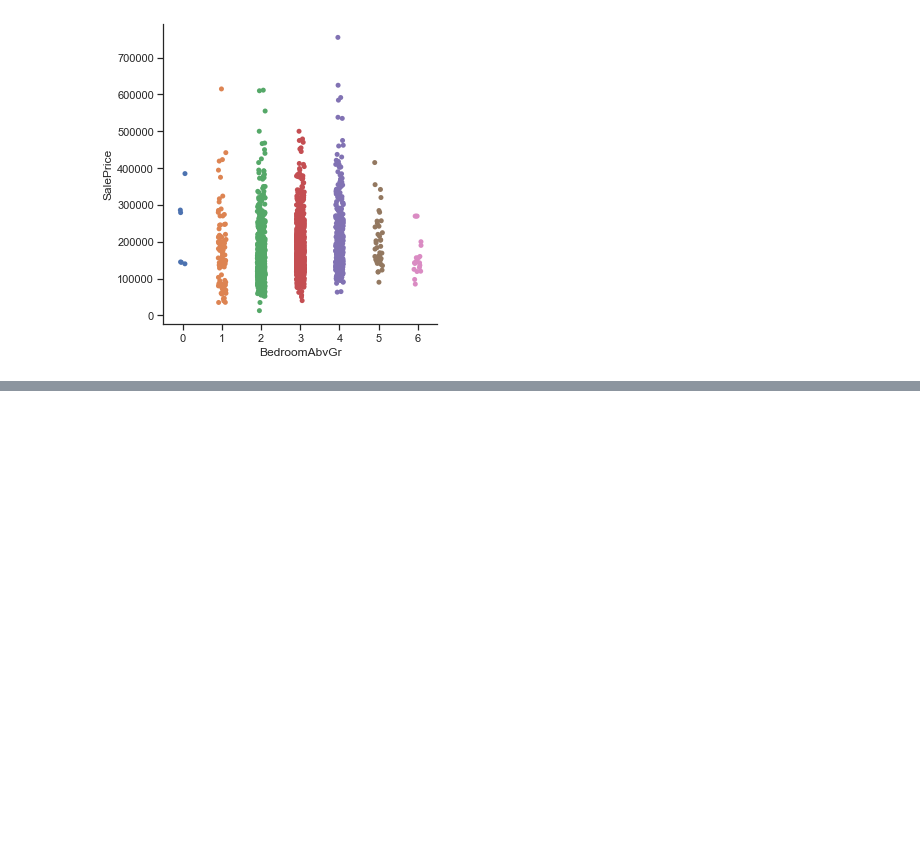
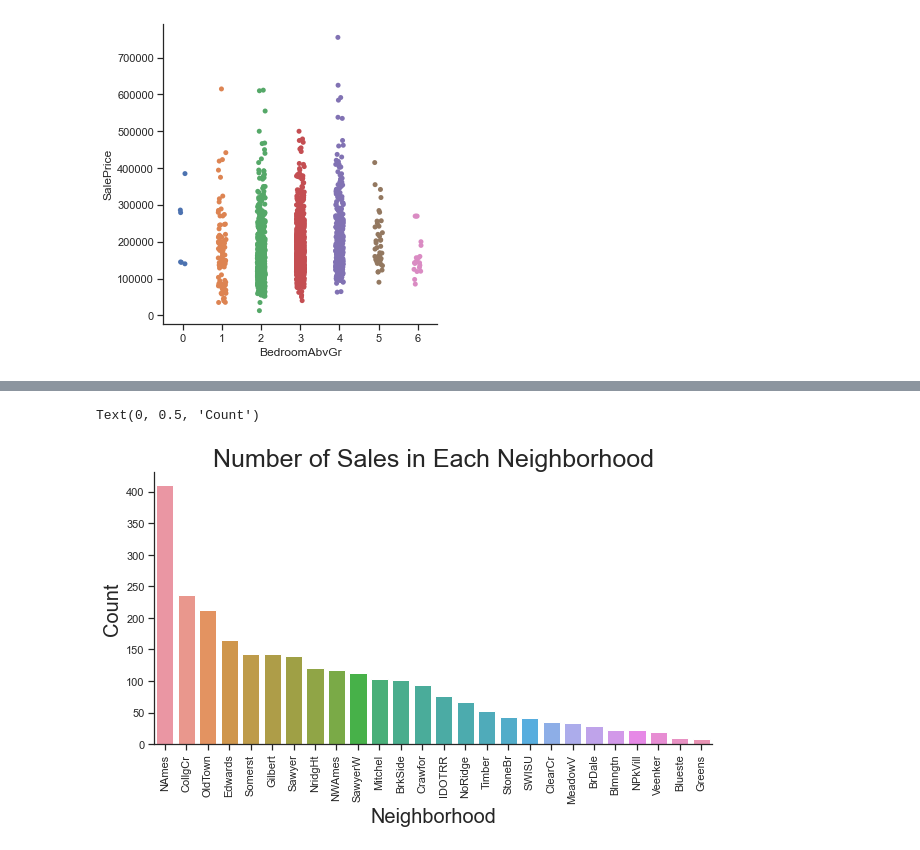
Before and after one commit to mobrien829/ames-ml-project, a Jupyter notebook: Michael/Michael notebook.ipynb, the cells around one changed output, grey strips where cells are left out. Drawn from its saved outputs; the diff is of its cells as text; code cells hidden in the pictures; blank space fills up the shorter version.

Commit message:
boxplot of neighborhood sale counts

```diff
--- a/Michael/Michael notebook.ipynb
+++ b/Michael/Michael notebook.ipynb
@@ -704,3 +704,5 @@ ax.set_ylabel("Sale Price", fontsize = 20)
 # %% [output]
 Text(26.200000000000003, 0.5, 'Sale Price')
 [figure]
+# %%
+neighborhood_house_counts = house_prices["Neighborhood"].value_counts()
@@ -706,0 +712,18 @@ Text(26.200000000000003, 0.5, 'Sale Price')
+# %%
+neighborhood_house_counts_df = pd.DataFrame(neighborhood_house_counts)
+# %%
+neighborhood_house_counts_df = neighborhood_house_counts_df.reset_index()
+# %%
+sns.set_theme(style="ticks")
+
+f, ax = plt.subplots(figsize=(10, 5))
+sns.despine(f)
+
+ax = sns.barplot(x="index", y="Neighborhood", data=neighborhood_house_counts_df)
+plt.xticks(rotation=90)
+ax.set_title("Number of Sales in Each Neighborhood", size="25")
+ax.set_xlabel("Neighborhood", fontsize = 20)
+ax.set_ylabel("Count", fontsize = 20)
+# %% [output]
+Text(0, 0.5, 'Count')
+[figure, added]
```
Also changed, not shown: parts of 2 cells of this notebook.
